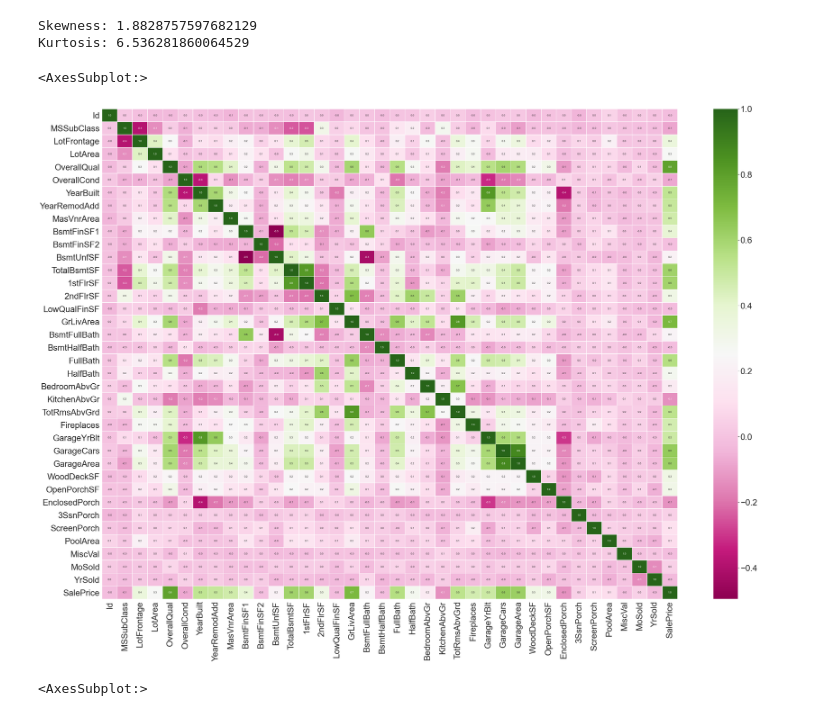
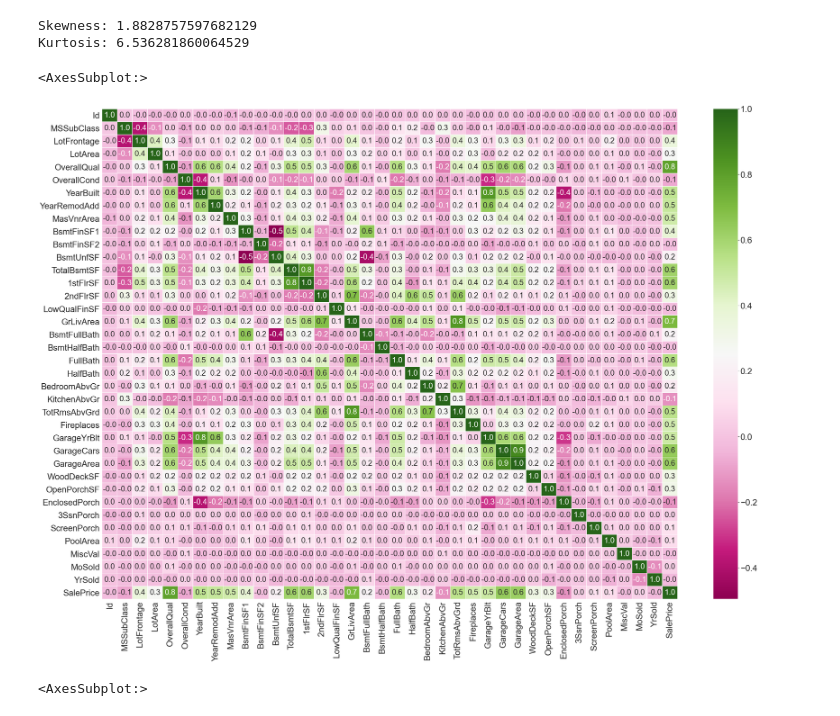
Before and after one commit to VikasNagare12/house-price-prediction, a Jupyter notebook: HousePricePrediction.ipynb, the cells around one changed output. Saved outputs shown, nothing was run; the diff lists cells and outputs as text; code cells hidden in the pictures.

```diff
--- a/HousePricePrediction.ipynb
+++ b/HousePricePrediction.ipynb
@@ -144,12 +172,12 @@ Kurtosis: 6.536281860064529
 # %%
 #view correlation between train_df features and sales price
 sns.set(font_scale=3)
 plt.figure(figsize=(50,35))
-sns.heatmap(train_df.corr(),annot=True,annot_kws={'size':10},fmt='.1f',
+sns.heatmap(train_df.corr(),annot=True,annot_kws={'size':30},fmt='.1f',
            cmap='PiYG',linewidths=.5)
 # %% [output]
 <AxesSubplot:>
-[figure, old version]
+[figure, new version]
 # %%
 ## Getting the correlation of all the features with target variable.
 sns.set(font_scale=1)
```
Also changed, not shown: parts of 25 cells of this notebook.
